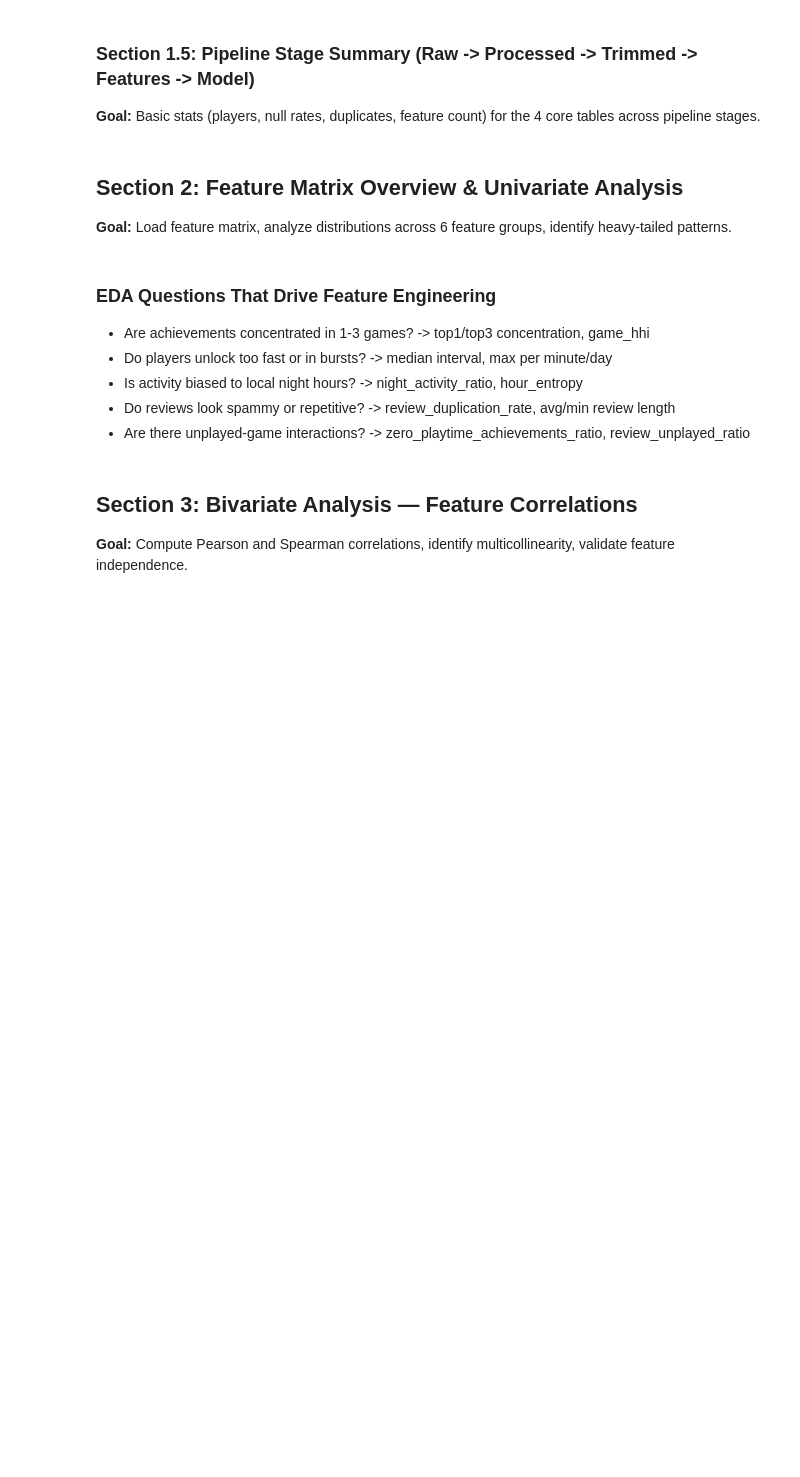
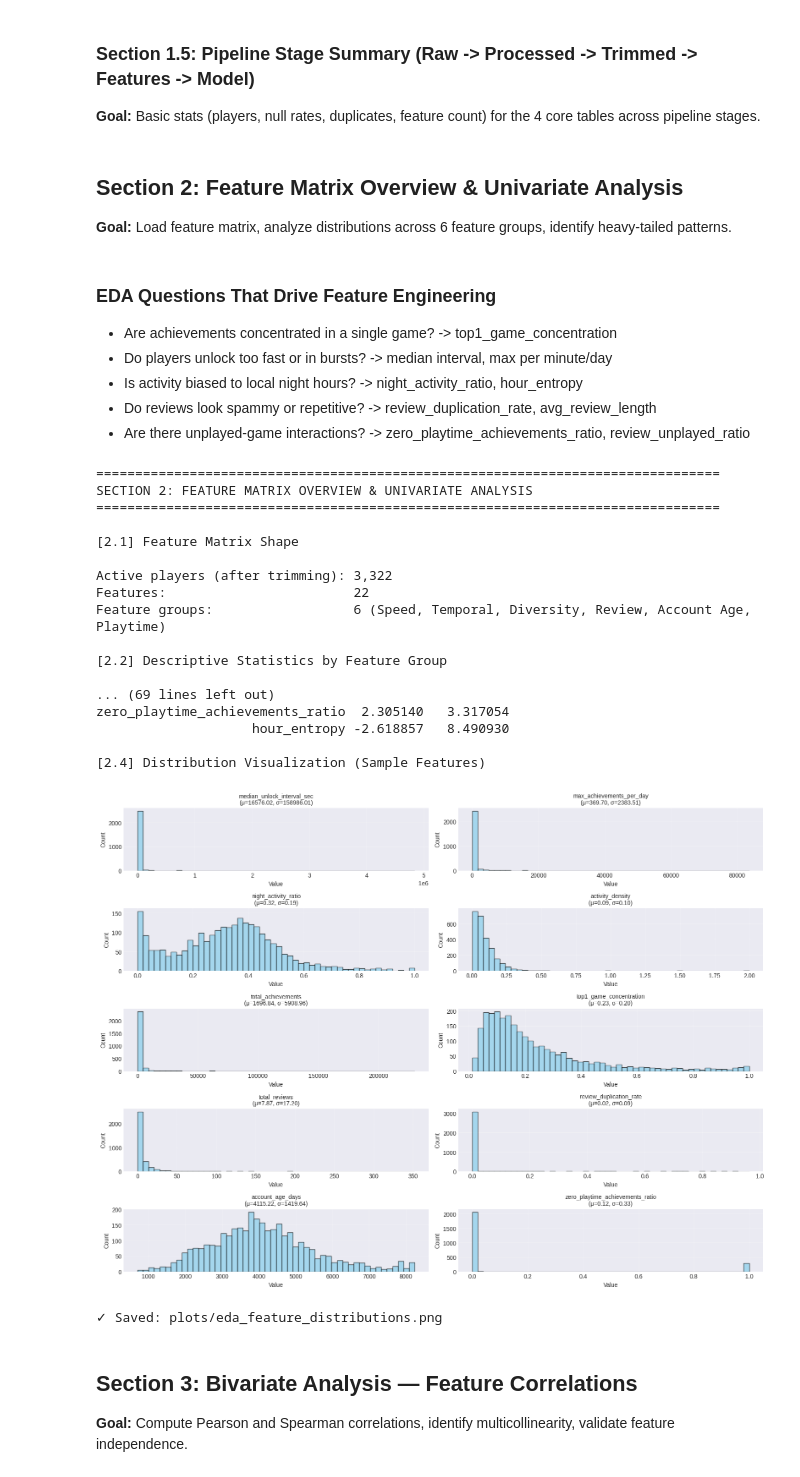
Before and after one commit to NIaLliceH/Steam-anomaly-detection, a Jupyter notebook: eda_comprehensive.ipynb, the cells around one changed output. Cells and saved outputs as stored; diff of their text form; code cells hidden in the pictures; blank space fills up the shorter version.

```diff
--- a/eda_comprehensive.ipynb
+++ b/eda_comprehensive.ipynb
@@ -474,10 +474,10 @@ processed_players  3487            3487        3              0.00         24.86
 **Goal:** Load feature matrix, analyze distributions across 6 feature groups, identify heavy-tailed patterns.
 # %% [markdown]
 ### EDA Questions That Drive Feature Engineering
-- Are achievements concentrated in 1-3 games? -> top1/top3 concentration, game_hhi
+- Are achievements concentrated in a single game? -> top1_game_concentration
 - Do players unlock too fast or in bursts? -> median interval, max per minute/day
 - Is activity biased to local night hours? -> night_activity_ratio, hour_entropy
-- Do reviews look spammy or repetitive? -> review_duplication_rate, avg/min review length
+- Do reviews look spammy or repetitive? -> review_duplication_rate, avg_review_length
 - Are there unplayed-game interactions? -> zero_playtime_achievements_ratio, review_unplayed_ratio
 # %%
 print("\n" + "=" * 80)
@@ -503,9 +503,9 @@ if feature_matrix is not None:
                   'max_achievements_per_minute', 'max_achievements_per_day'],
         'Temporal': ['night_activity_ratio', 'hour_entropy', 'activity_density'],
         'Diversity': ['total_achievements', 'library_size', 'achievement_game_ratio',
-                      'top1_game_concentration', 'top3_game_concentration', 'game_hhi', 'avg_achievements_per_game'],
+                      'top1_game_concentration', 'avg_achievements_per_game'],
         'Review': ['total_reviews', 'review_unplayed_ratio', 'review_duplication_rate',
-                   'avg_review_length', 'min_review_length'],
+                   'avg_review_length'],
         'Account Age': ['days_before_first_achievement', 'account_age_days'],
         'Playtime': ['zero_playtime_achievements_ratio', 'total_playtime_mins', 'playtime_per_achievement'],
     }
@@ -559,33 +559,53 @@ if feature_matrix is not None:
         'total_achievements', 'top1_game_concentration',
         'total_reviews', 'review_duplication_rate',
         'account_age_days', 'zero_playtime_achievements_ratio'
     ]
 
     available_repr = [f for f in representative_features if f in feature_matrix.columns]
 
     fig, axes = plt.subplots(5, 2, figsize=(16, 12))
     axes = axes.flatten()
 
     for idx, feat in enumerate(available_repr):
         ax = axes[idx]
         data = feature_matrix[feat].dropna()
 
         ax.hist(data, bins=50, alpha=0.7, color='skyblue', edgecolor='black')
         ax.set_title(f'{feat}\n(μ={data.mean():.2f}, σ={data.std():.2f})', fontsize=10)
         ax.set_xlabel('Value')
         ax.set_ylabel('Count')
         ax.grid(alpha=0.3)
 
     # Hide unused subplots
     for idx in range(len(available_repr), len(axes)):
         axes[idx].set_visible(False)
 
     plt.tight_layout()
     plt.savefig(OUTPUTS_DIR / 'plots' / 'eda_feature_distributions.png', dpi=300, bbox_inches='tight')
     plt.show()
     print("✓ Saved: plots/eda_feature_distributions.png")
 else:
     print("⚠ Skipping Section 2: feature_matrix.csv not available yet")
+# %% [output]
+================================================================================
+SECTION 2: FEATURE MATRIX OVERVIEW & UNIVARIATE ANALYSIS
+================================================================================
+
+[2.1] Feature Matrix Shape
+
+Active players (after trimming): 3,322
+Features:                        22
+Feature groups:                  6 (Speed, Temporal, Diversity, Review, Account Age, Playtime)
+
+[2.2] Descriptive Statistics by Feature Group
+
+... (69 lines left out)
+zero_playtime_achievements_ratio  2.305140   3.317054
+                    hour_entropy -2.618857   8.490930
+
+[2.4] Distribution Visualization (Sample Features)
+[figure, added]
+✓ Saved: plots/eda_feature_distributions.png
 # %% [markdown]
 ## Section 3: Bivariate Analysis — Feature Correlations
 **Goal:** Compute Pearson and Spearman correlations, identify multicollinearity, validate feature independence.
```
Also changed, not shown: parts of 11 cells of this notebook, 8 other files.
